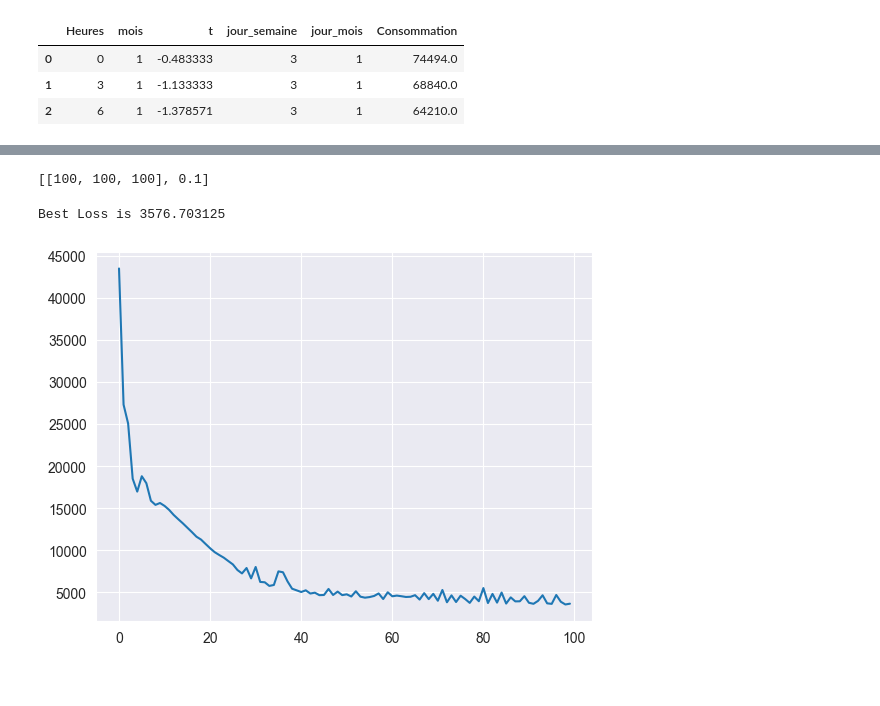
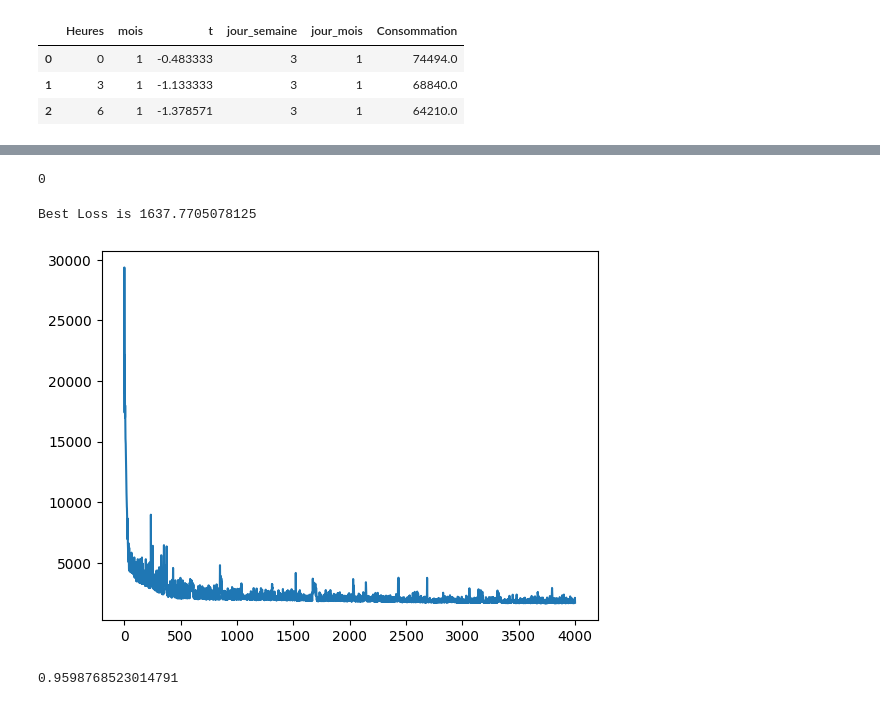
Before and after one commit to baudu69/ProjetBI, a Jupyter notebook: BI.ipynb, the cells around one changed output, grey strips where cells are left out. Saved outputs shown, nothing was run; the diff lists cells and outputs as text; code cells hidden in the pictures.

```diff
--- a/BI.ipynb
+++ b/BI.ipynb
@@ -168,11 +168,25 @@ class MLP(torch.nn.Module):
 def mae_loss(y_pred, y_true):
     mae = torch.abs(y_true - y_pred).mean()
     return mae
+
+
+def coef_determ(y_true, y_pred):
+    u = ((y_true - y_pred) ** 2).sum()
+    v = ((y_true - y_true.mean()) ** 2).sum()
+    return 1 - (u / v)
+
+
+def score_perceptron(x_test: np.array, y_test: np.array, model: MLP):
+    y_pred = model(torch.tensor(x_test, dtype=torch.float, device=device))
+    y_pred = y_pred.data.cpu().numpy()
+    return coef_determ(y_test, y_pred)
 # %%
 train_dataloader = DataLoader(x_train, y_train, batch_size=4000)
 valid_dataloader = DataLoader(x_test, y_test, batch_size=4000)
 # %%
-def fit(epochs=200, learning_rate=0.1, couche=None, show_loss=True):
+def fit(epochs=200, learning_rate=0.1, couche=None, show_loss=True, train_data:DataLoader=None, valid_data:DataLoader=None):
+    assert train_data is not None, 'Les données d\'entrainement sont nulles'
+    assert valid_data is not None, 'Les données de validation sont nulles'
     mlp = MLP(x_train[0].shape[0], couche, 1)
     mlp.to(device)
     optimizer = torch.optim.Adam(mlp.parameters(), lr=learning_rate)
@@ -180,7 +194,7 @@ def fit(epochs=200, learning_rate=0.1, couche=None, show_loss=True):
     valid_losses = []
     for epoch in range(epochs):
         mlp.train()
-        for batch_id, (batch_x, batch_y) in enumerate(train_dataloader):
+        for batch_id, (batch_x, batch_y) in enumerate(train_data):
             y_pred = mlp(batch_x)
             loss = mae_loss(y_pred, batch_y)
             optimizer.zero_grad()
@@ -188,9 +202,9 @@ def fit(epochs=200, learning_rate=0.1, couche=None, show_loss=True):
             optimizer.step()
         mlp.eval()
         valid_loss = 0
-        num_batch = valid_dataloader.data_size // valid_dataloader.batch_size + 1
+        num_batch = valid_data.data_size // valid_data.batch_size + 1
 
-        for batch_id, (batch_x, batch_y) in enumerate(valid_dataloader):
+        for batch_id, (batch_x, batch_y) in enumerate(valid_data):
 
             y_pred = mlp(batch_x)
             loss = mae_loss(y_pred, batch_y)
@@ -234,7 +266,7 @@ best_parameters, best = testParameters([[70, 70],[100, 100],[70, 70, 70],[100,10
-# %%
-best_parameters
-# %% [output]
-[[100, 100, 100], 0.1]
+# %%
+best
+# %% [output]
+0
 # %%
 def predict(model, heure, temperature, jour_semaine, jour_mois, mois):
     toPredict = np.array([[heure, mois, temperature, jour_semaine, jour_mois]])
@@ -242,11 +274,13 @@ def predict(model, heure, temperature, jour_semaine, jour_mois, mois):
     y_pred = model(toPredict)
     y_pred = y_pred.data.cpu().numpy()
     return y_pred
-# %%
-best_model, score = fit(100, 0.1, [70, 70, 70], True)
-# %% [output]
-Best Loss is 3576.703125
-[figure, removed]
+# %%
+best_model, score = fit(4000, 0.1, [100, 100, 100], True, train_data=train_dataloader, valid_data=valid_dataloader)
+score_perceptron(x_test, y_test,best_model)
+# %% [output]
+Best Loss is 1637.7705078125
+[figure, added]
+0.9598768523014791
 # %%
 from datetime import datetime
 
```
Also changed, not shown: parts of 11 cells of this notebook, 1 other file.
